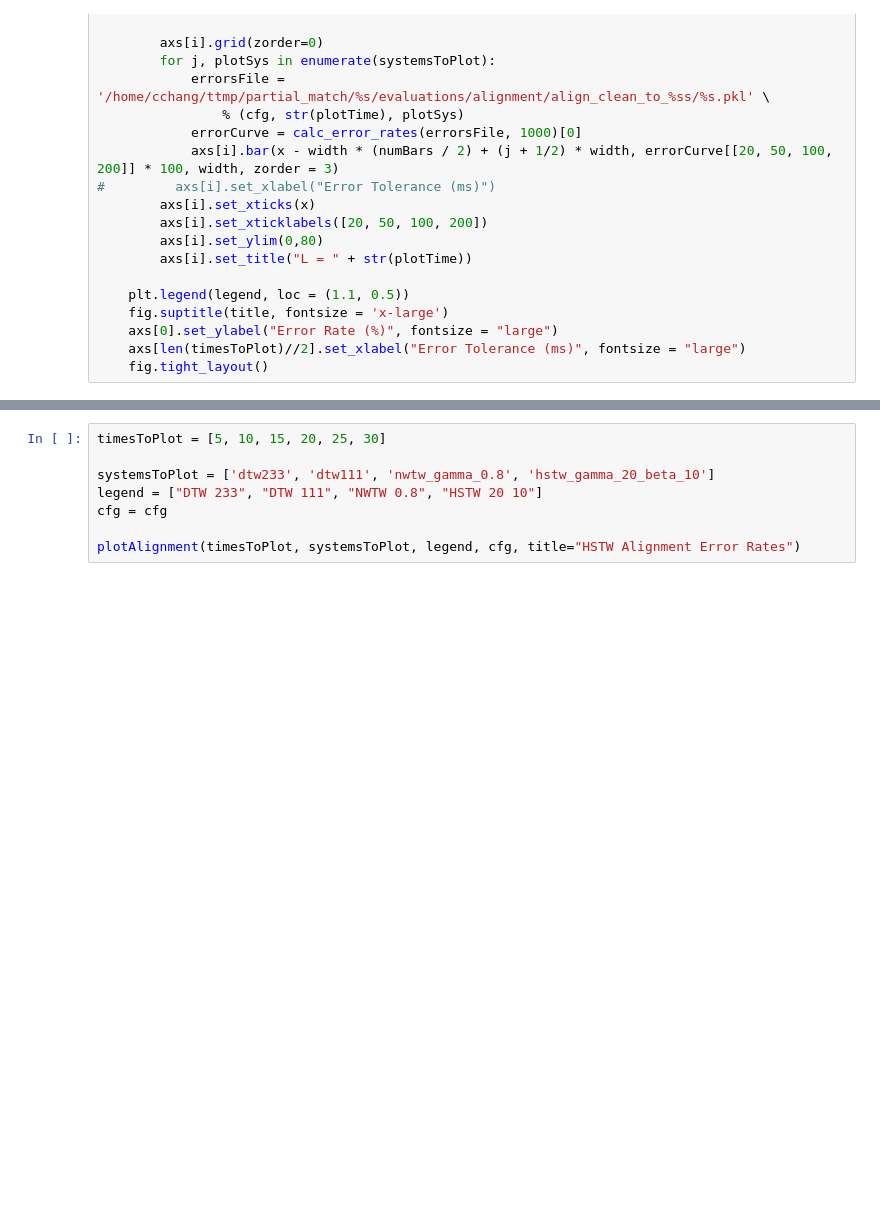
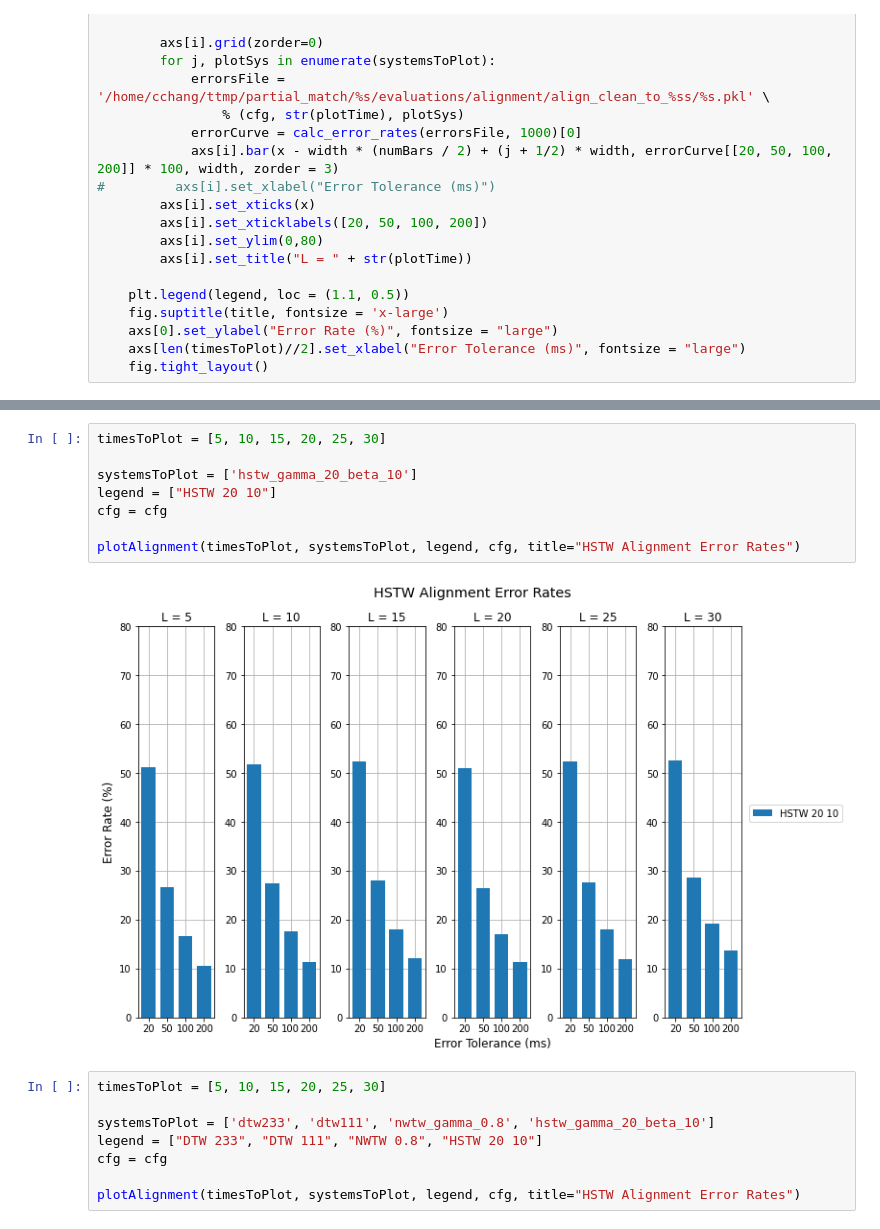
Before and after one commit to HMC-MIR/HSTW, a Jupyter notebook: 06_music_eval.ipynb, the cells around one changed output, grey strips where cells are left out. Saved outputs shown, nothing was run; the diff lists cells and outputs as text; blank space fills up the shorter version.

Commit message:
Update alignment formatting with costs

```diff
--- a/06_music_eval.ipynb
+++ b/06_music_eval.ipynb
@@ -397,3 +369,13 @@ array([0.51858651, 0.27561791, 0.1769488 , 0.11453485])
+# %%
+timesToPlot = [5, 10, 15, 20, 25, 30]
+
+systemsToPlot = ['hstw_gamma_20_beta_10']
+legend = ["HSTW 20 10"]
+cfg = cfg
+
+plotAlignment(timesToPlot, systemsToPlot, legend, cfg, title="HSTW Alignment Error Rates")
+# %% [output]
+[figure, added]
 # %%
 timesToPlot = [5, 10, 15, 20, 25, 30]
 
```
Also changed, not shown: parts of 12 cells of this notebook, 2 other files.
